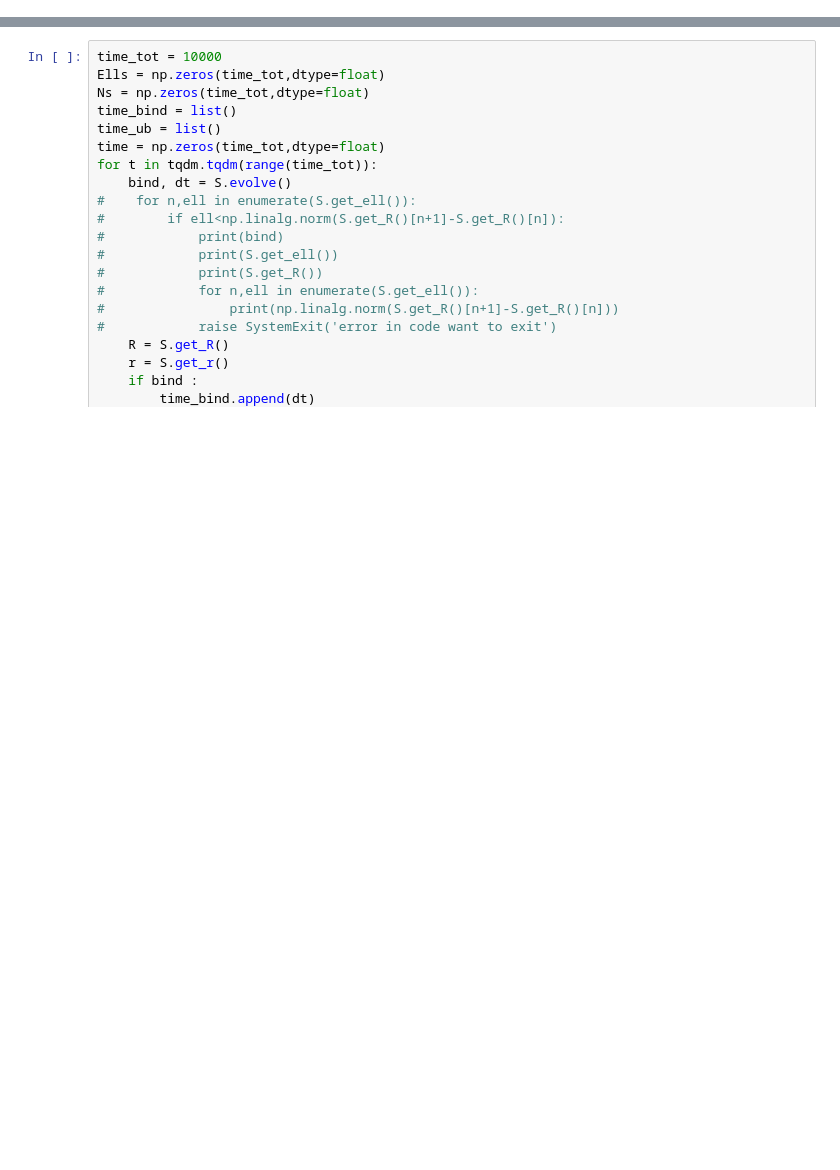
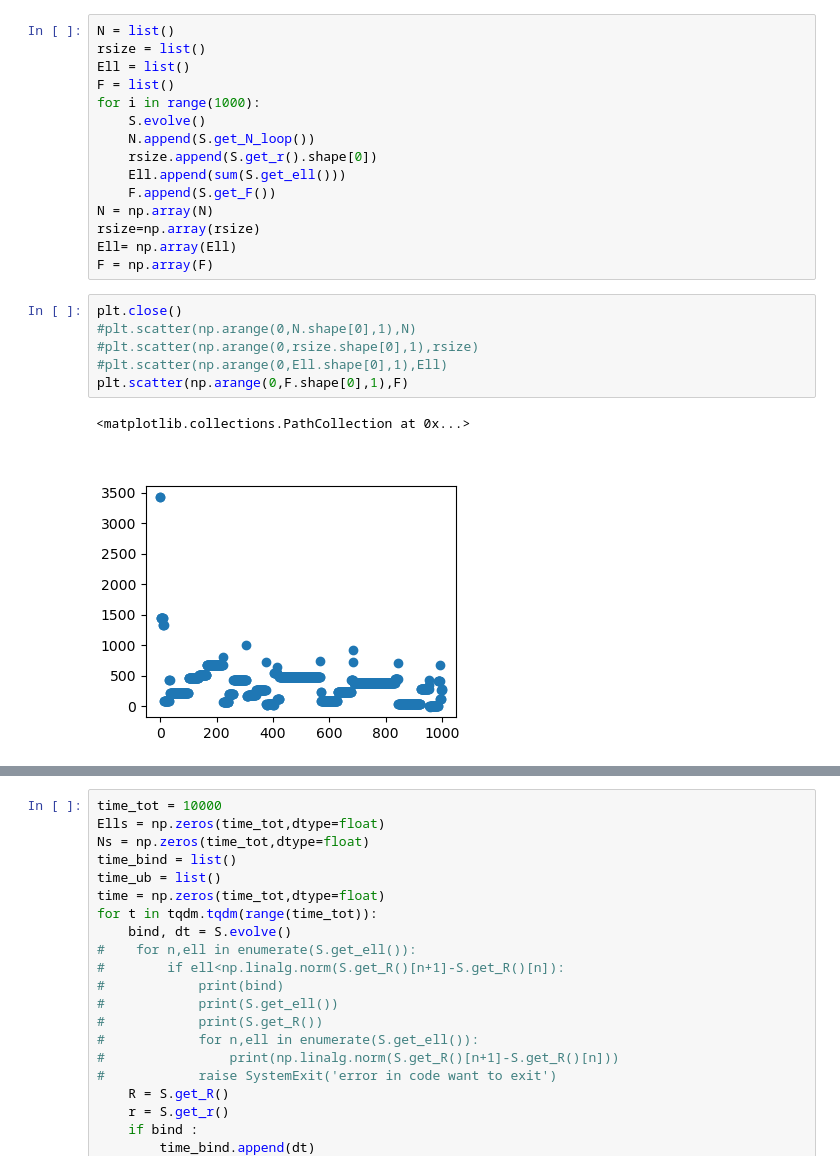
Before and after one commit to HugoLeRoy94/Aging_Condensate, a Jupyter notebook: Test_backend.ipynb, the cells around one changed output, grey strips where cells are left out. Drawn from its saved outputs; the diff is of its cells as text; blank space fills up the shorter version.

```diff
--- a/Test_backend.ipynb
+++ b/Test_backend.ipynb
@@ -17,5 +18,29 @@ S = System(ell_tot,distance_anchor,rho0,temperature)
 # %% [output]
 $\tau_0 = $22026.465794806718
+# %%
+N = list()
+rsize = list()
+Ell = list()
+F = list()
+for i in range(1000):
+    S.evolve()
+    N.append(S.get_N_loop())
+    rsize.append(S.get_r().shape[0])
+    Ell.append(sum(S.get_ell()))
+    F.append(S.get_F())
+N = np.array(N)
+rsize=np.array(rsize)
+Ell= np.array(Ell)
+F = np.array(F)
+# %%
+plt.close()
+#plt.scatter(np.arange(0,N.shape[0],1),N)
+#plt.scatter(np.arange(0,rsize.shape[0],1),rsize)
+#plt.scatter(np.arange(0,Ell.shape[0],1),Ell)
+plt.scatter(np.arange(0,F.shape[0],1),F)
+# %% [output]
+<matplotlib.collections.PathCollection at 0x...>
+[figure, added]
 # %%
 plt.close()
 fig,ax = S.Plot3DSystem()
```
Also changed, not shown: parts of 5 cells of this notebook, 19 other files.
